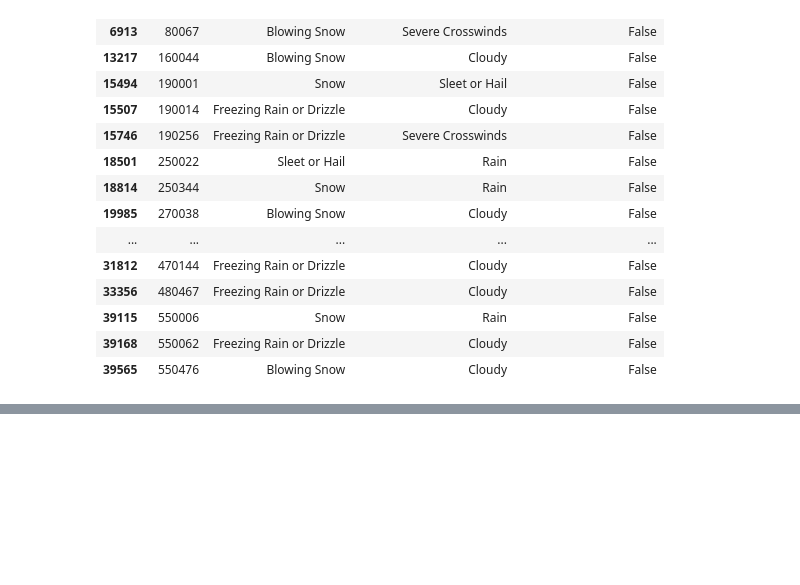
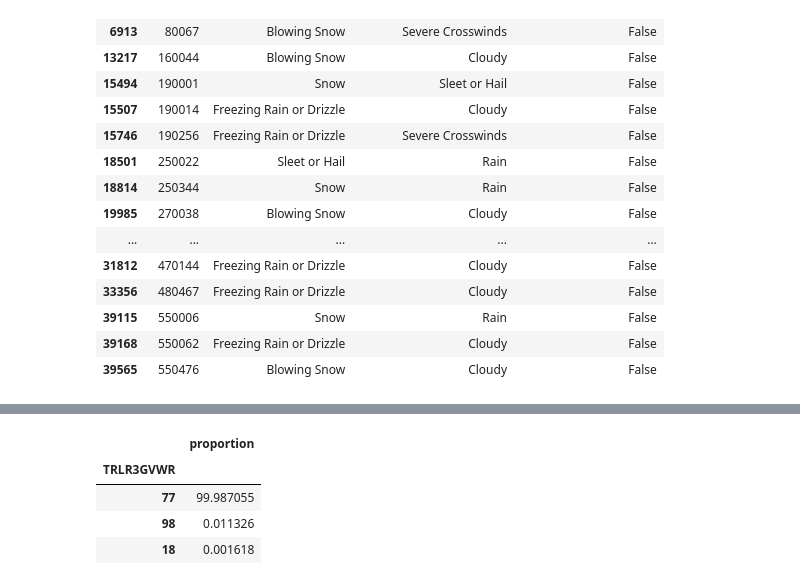
Before and after one commit to raphaelkach/Unfall_Data_Exploration_Project, a Jupyter notebook: DataExploration.ipynb, the cells around one changed output, grey strips where cells are left out. Saved outputs shown, nothing was run; the diff lists cells and outputs as text; code cells hidden in the pictures; blank space fills up the shorter version.

```diff
--- a/DataExploration.ipynb
+++ b/DataExploration.ipynb
@@ -724,0 +873,100 @@ df_false[['ST_CASE', 'WEATHERNAME_acc', 'WEATHERNAME_weather', 'WEATHERNAME_matc
+# %%
+df = pd.read_csv("vehicle.csv", encoding='ISO-8859-1')
+df['STATE'].value_counts(normalize=True, dropna=False).head(10) * 100
+df['NUMOCCS'].value_counts(normalize=True, dropna=False).head(10) * 100
+df['DAY'].value_counts(normalize=True, dropna=False).head(10) * 100
+df['MONTHNAME'].value_counts(normalize=True, dropna=False).head(10) * 100
+df['HOURNAME'].value_counts(normalize=True, dropna=False).head(10) * 100
+df['MINUTENAME'].value_counts(normalize=True, dropna=False).head(60) * 100
+df['HARM_EV'].value_counts(normalize=True, dropna=False).head(10) * 100
+df['MAN_COLL'].value_counts(normalize=True, dropna=False).head(10) * 100
+df['UNITTYPE'].value_counts(normalize=True, dropna=False).head(10) * 100
+df['HIT_RUN'].value_counts(normalize=True, dropna=False).head(10) * 100
+df['REG_STAT'].value_counts(normalize=True, dropna=False).head(10) * 100
+df['OWNER'].value_counts(normalize=True, dropna=False).head(10) * 100
+df['MAKE'].value_counts(normalize=True, dropna=False).head(10) * 100
+df['MAK_MOD'].value_counts(normalize=True, dropna=False).head(10) * 100
+df['BODY_TYP'].value_counts(normalize=True, dropna=False).head(10) * 100
+df['MOD_YEAR'].value_counts(normalize=True, dropna=False).head(10) * 100
+df['VIN'].value_counts(normalize=True, dropna=False).head(10) * 100
+df['TOW_VEH'].value_counts(normalize=True, dropna=False).head(10) * 100
+df['J_KNIFE'].value_counts(normalize=True, dropna=False).head(10) * 100
+df['MCARR_I1'].value_counts(normalize=True, dropna=False).head(10) * 100
+df['MCARR_I2'].value_counts(normalize=True, dropna=False).head(10) * 100
+df['MCARR_ID'].value_counts(normalize=True, dropna=False).head(10) * 100
+df['V_CONFIG'].value_counts(normalize=True, dropna=False).head(10) * 100
+df['CARGO_BT'].value_counts(normalize=True, dropna=False).head(10) * 100
+df['HAZ_INV'].value_counts(normalize=True, dropna=False).head(10) * 100
+df['HAZ_PLAC'].value_counts(normalize=True, dropna=False).head(10) * 100
+df['HAZ_ID'].value_counts(normalize=True, dropna=False).head(10) * 100
+df['HAZ_CNO'].value_counts(normalize=True, dropna=False).head(10) * 100
+df['HAZ_REL'].value_counts(normalize=True, dropna=False).head(10) * 100
+df['BUS_USE'].value_counts(normalize=True, dropna=False).head(10) * 100
+df['SPEC_USE'].value_counts(normalize=True, dropna=False).head(10) * 100
+df['EMER_USE'].value_counts(normalize=True, dropna=False).head(10) * 100
+df['TRAV_SP'].value_counts(normalize=True, dropna=False).head(10) * 100
+df['UNDEROVERRIDE'].value_counts(normalize=True, dropna=False).head(10) * 100
+df['ROLLOVER'].value_counts(normalize=True, dropna=False).head(10) * 100
+df['ROLINLOC'].value_counts(normalize=True, dropna=False).head(10) * 100
+df['IMPACT1'].value_counts(normalize=True, dropna=False).head(10) * 100
+df['DEFORMED'].value_counts(normalize=True, dropna=False).head(10) * 100
+df['TOWED'].value_counts(normalize=True, dropna=False).head(10) * 100
+df['M_HARM'].value_counts(normalize=True, dropna=False).head(10) * 100
+df['FIRE_EXP'].value_counts(normalize=True, dropna=False).head(10) * 100
+df['DR_PRES'].value_counts(normalize=True, dropna=False).head(10) * 100
+df['L_STATE'].value_counts(normalize=True, dropna=False).head(10) * 100
+df['DR_ZIP'].value_counts(normalize=True, dropna=False).head(10) * 100
+df['L_STATUS'].value_counts(normalize=True, dropna=False).head(10) * 100
+df['L_TYPE'].value_counts(normalize=True, dropna=False).head(10) * 100
+df['CDL_STAT'].value_counts(normalize=True, dropna=False).head(10) * 100
+df['L_ENDORS'].value_counts(normalize=True, dropna=False).head(10) * 100
+df['L_COMPL'].value_counts(normalize=True, dropna=False).head(10) * 100
+df['L_RESTRI'].value_counts(normalize=True, dropna=False).head(10) * 100
+df['DR_HGT'].value_counts(normalize=True, dropna=False).head(10) * 100
+df['DR_WGT'].value_counts(normalize=True, dropna=False).head(10) * 100
+df['PREV_ACC'].value_counts(normalize=True, dropna=False).head(10) * 100
+df['PREV_SUS1'].value_counts(normalize=True, dropna=False).head(10) * 100
+df['PREV_SUS2'].value_counts(normalize=True, dropna=False).head(10) * 100
+df['PREV_SUS3'].value_counts(normalize=True, dropna=False).head(10) * 100
+df['PREV_DWI'].value_counts(normalize=True, dropna=False).head(10) * 100
+df['PREV_SPD'].value_counts(normalize=True, dropna=False).head(10) * 100
+df['PREV_OTH'].value_counts(normalize=True, dropna=False).head(10) * 100
+df['FIRST_MO'].value_counts(normalize=True, dropna=False).head(10) * 100
+df['FIRST_YR'].value_counts(normalize=True, dropna=False).head(10) * 100
+df['LAST_MO'].value_counts(normalize=True, dropna=False).head(10) * 100
+df['LAST_YR'].value_counts(normalize=True, dropna=False).head(10) * 100
+df['SPEEDREL'].value_counts(normalize=True, dropna=False).head(10) * 100
+df['VTRAFWAY'].value_counts(normalize=True, dropna=False).head(10) * 100
+df['VNUM_LAN'].value_counts(normalize=True, dropna=False).head(10) * 100
+df['VSPD_LIM'].value_counts(normalize=True, dropna=False).head(15) * 100
+df['VALIGN'].value_counts(normalize=True, dropna=False).head(15) * 100
+df['VPROFILE'].value_counts(normalize=True, dropna=False).head(15) * 100
+df['VPAVETYP'].value_counts(normalize=True, dropna=False).head(15) * 100
+df['VSURCOND'].value_counts(normalize=True, dropna=False).head(15) * 100
+df['VTRAFCON'].value_counts(normalize=True, dropna=False).head(15) * 100
+df['VTCONT_F'].value_counts(normalize=True, dropna=False).head(15) * 100
+df['P_CRASH1'].value_counts(normalize=True, dropna=False).head(15) * 100
+df['P_CRASH2'].value_counts(normalize=True, dropna=False).head(15) * 100
+df['P_CRASH3'].value_counts(normalize=True, dropna=False).head(15) * 100
+df['PCRASH4'].value_counts(normalize=True, dropna=False).head(15) * 100
+df['PCRASH5'].value_counts(normalize=True, dropna=False).head(15) * 100
+df['ACC_TYPE'].value_counts(normalize=True, dropna=False).head(15) * 100
+df['TRLR1VIN'].value_counts(normalize=True, dropna=False).head(15) * 100
+df['TRLR2VIN'].value_counts(normalize=True, dropna=False).head(15) * 100
+df['TRLR3VIN'].value_counts(normalize=True, dropna=False).head(15) * 100
+df['DR_DRINK'].value_counts(normalize=True, dropna=False).head(15) * 100
+df['VPICMAKE'].value_counts(normalize=True, dropna=False).head(15) * 100
+df['VPICMODEL'].value_counts(normalize=True, dropna=False).head(15) * 100
+df['VPICBODYCLASS'].value_counts(normalize=True, dropna=False).head(15) * 100
+df['ICFINALBODY'].value_counts(normalize=True, dropna=False).head(15) * 100
+df['GVWR_FROM'].value_counts(normalize=True, dropna=False).head(15) * 100
+df['GVWR_TO'].value_counts(normalize=True, dropna=False).head(15) * 100
+df['TRLR1GVWR'].value_counts(normalize=True, dropna=False).head(15) * 100
+df['TRLR2GVWR'].value_counts(normalize=True, dropna=False).head(15) * 100
+df['TRLR3GVWR'].value_counts(normalize=True, dropna=False).head(15) * 100
+# %% [output]
+|  | proportion |
+| TRLR3GVWR |  |
+| 77 | 99.987055 |
+| 98 | 0.011326 |
+| 18 | 0.001618 |
```
Also changed, not shown: parts of 16 cells of this notebook.
